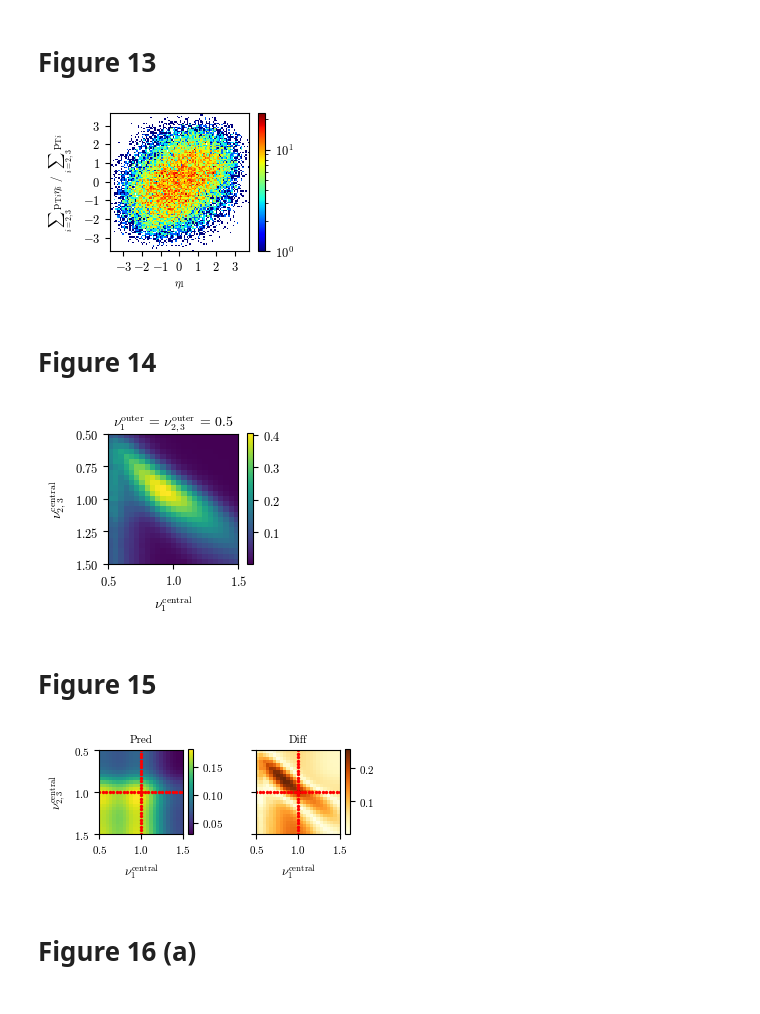
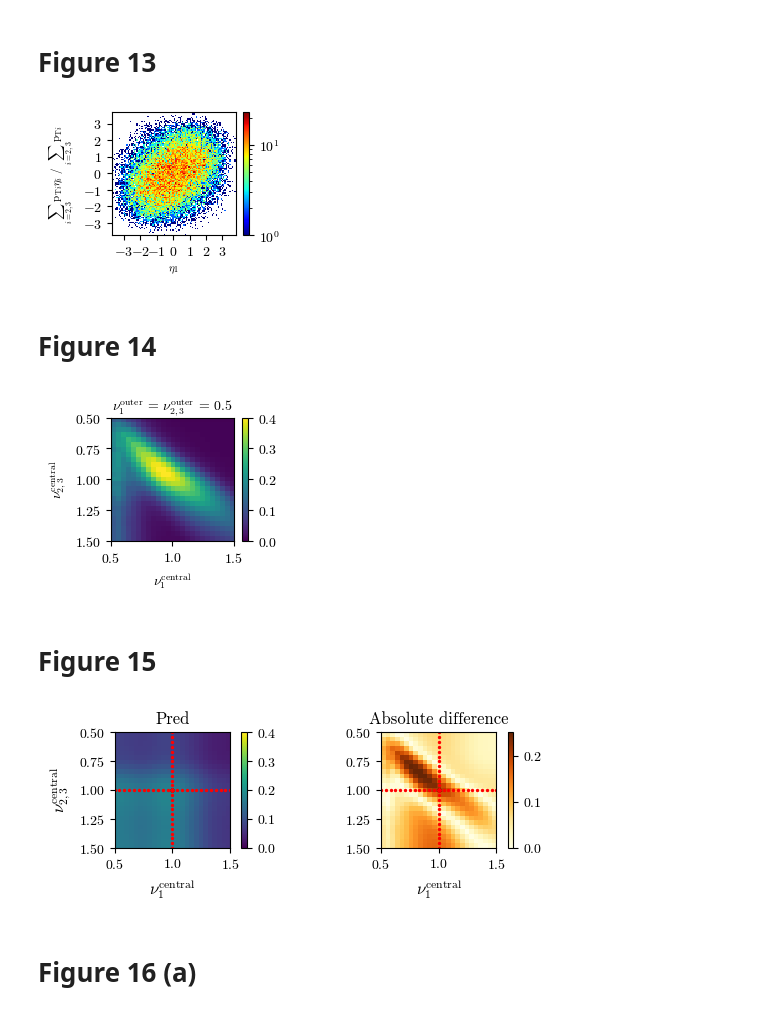
Before and after one commit to alexxromero/gpder, a Jupyter notebook: paper_figures/HEP_4D/plots.ipynb, the cells around one changed output. Cells and saved outputs as stored; diff of their text form; code cells hidden in the pictures.

```diff
--- a/paper_figures/HEP_4D/plots.ipynb
+++ b/paper_figures/HEP_4D/plots.ipynb
@@ -52,7 +45,7 @@ plt.rcParams.update(
     {
         "text.usetex": False,
         "font.family": "serif",
-        "font.size": 9,
+        "font.size": 10,
         "font.serif": "cmr10",
         "mathtext.fontset": "cm",
         "axes.formatter.use_mathtext": True,
@@ -61,7 +54,7 @@ plt.rcParams.update(
 
 my_cmap = plt.cm.jet
 my_cmap.set_under("w", 1)
-plt.figure(figsize=((3 + 3 / 8) / 1.5, 1.8))
+plt.figure(figsize=(2, 1.6))
 plt.hist2d(J1_threeM[:, 1], eta_avg_J23, bins=100, norm=LogNorm(), cmap=my_cmap)
 plt.colorbar()
 plt.xticks([-3, -2, -1, 0, 1, 2, 3])
@@ -75,7 +68,7 @@ plt.ylabel(
 plt.savefig("eta_dist.pdf", bbox_inches="tight", pad_inches=0.03, dpi=400)
 plt.show()
 # %% [output]
-[figure, old version]
+[figure, new version]
 # %% [markdown]
 # Figure 14
 # %%
@@ -98,7 +91,7 @@ plt.rcParams.update(
     {
         "text.usetex": False,
         "font.family": "serif",
-        "font.size": 9,
+        "font.size": 10,
         "font.serif": "cmr10",
         "mathtext.fontset": "cm",
         "axes.formatter.use_mathtext": True,
@@ -112,12 +105,12 @@ params_labels = [
     r"$\nu_{2,3}^{\mathrm{outer}}$",
 ]
 combinations = list(itertools.combinations(np.arange(4), 2))
-plt.figure(figsize=(2.1, 1.7))
+plt.figure(figsize=(2.1, 1.6))
 hold_val = 0.5
 res = res
 ix = np.where((X_test[:, 1] == hold_val) & (X_test[:, 3] == hold_val))
 y_test_quad = y_test[ix].reshape(res, res)
-plt.imshow(y_test_quad, extent=[X_lower, X_upper, X_upper, X_lower])
+plt.imshow(y_test_quad, extent=[X_lower, X_upper, X_upper, X_lower], vmin=0, vmax=0.4)
 plt.colorbar()
 plt.title("{} = {} = {}".format(params_labels[1], params_labels[3], hold_val), fontsize=10)
 plt.xlabel(params_labels[0], fontsize=10)
@@ -128,12 +121,11 @@ plt.yticks([0.5, 0.75, 1.0, 1.25, 1.5])
 plt.savefig("hep4d_truth.pdf", bbox_inches="tight", pad_inches=0.03, dpi=400)
 plt.show()
 # %% [output]
-[figure, old version]
+[figure, new version]
 # %% [markdown]
 # Figure 15
 # %%
-def efficiency_unnormalized(X):
-    return efficiency_events(X, normalized=False)
+efficiency_unnormalized = partial(efficiency, events_threeM=threeM, normalized=False)
 
 
 def generate_X_onaxis(res):
@@ -216,58 +208,54 @@ plt.rcParams.update(
     {
         "text.usetex": False,
         "font.family": "serif",
-        "font.size": 8,
+        "font.size": 10,
         "font.serif": "cmr10",
         "mathtext.fontset": "cm",
         "axes.formatter.use_mathtext": True,
     }
 )
 
-fig, ax = plt.subplots(1, 2, figsize=(3 + 3 / 8, 1.3), sharey=True)
-plt.subplots_adjust(wspace=0.5)
+fig, ax = plt.subplots(1, 2, figsize=(6.3, 1.5))
 
 params_labels = [
     r"$\nu_{1}^{\mathrm{central}}$",
     r"$\nu_{1}^{\mathrm{outer}}$",
     r"$\nu_{2,3}^{\mathrm{central}}$",
     r"$\nu_{2,3}^{\mathrm{outer}}$",
 ]
 combinations = list(itertools.combinations(np.arange(4), 2))
 hold_val = 0.5
 res = res
 ix = np.where((X_test[:, 1] == hold_val) & (X_test[:, 3] == hold_val))
 
 # -- prediction -- #
 y_test_quad = y_OAR[ix].reshape(res, res)
-im0 = ax[0].imshow(y_test_quad, extent=[X_lower, X_upper, X_upper, X_lower])
-plt.colorbar(im0, ax=ax[0], shrink=0.85)
-# ax[0].text(0.64, 0.2, "Prediction", fontsize=8)
-# ax[0].set_title("{}, {} = {}".format(params_labels[1], params_labels[3], hold_val), fontsize=8)
-ax[0].set_title("Pred", fontsize=8)
-ax[0].set_xlabel(params_labels[0], fontsize=9)
-ax[0].set_ylabel(params_labels[2], fontsize=9)
+im0 = ax[0].imshow(y_test_quad, extent=[X_lower, X_upper, X_upper, X_lower], vmin=0, vmax=0.4)
+plt.colorbar(im0, ax=ax[0], shrink=1)
+ax[0].set_title("Pred")
+ax[0].set_xlabel(params_labels[0], fontsize=12)
+ax[0].set_ylabel(params_labels[2], fontsize=12)
 ax[0].set_xlim(0.5, 1.5)
 ax[0].set_ylim(1.5, 0.5)
 ax[0].scatter(X_onaxis[:, 1], X_onaxis[:, 3], color="red", s=2, label="Observations")
 
 
 # -- Difference -- #
 y_test_quad = np.abs(y_OAR[ix] - y_test[ix]).reshape(res, res)
-im1 = ax[1].imshow(y_test_quad, extent=[X_lower, X_upper, X_upper, X_lower], cmap="YlOrBr")
-plt.colorbar(im1, ax=ax[1], shrink=0.85)
-# ax[1].text(0.9, 0.2, "Diff", fontsize=8)
-# ax[1].set_title("{}, {} = {}".format(params_labels[1], params_labels[3], hold_val), fontsize=8)
-ax[1].set_title("Diff", fontsize=8)
-ax[1].set_xlabel(params_labels[0], fontsize=9)
-# ax[1].set_ylabel(params_labels[2], fontsize=8)
+im1 = ax[1].imshow(
+    y_test_quad, extent=[X_lower, X_upper, X_upper, X_lower], cmap="YlOrBr", vmin=0, vmax=0.25
+)
+plt.colorbar(im1, ax=ax[1], shrink=1)
+ax[1].set_title("Absolute difference")
+ax[1].set_xlabel(params_labels[0], fontsize=12)
 ax[1].set_xlim(0.5, 1.5)
 ax[1].set_ylim(1.5, 0.5)
 ax[1].scatter(X_onaxis[:, 1], X_onaxis[:, 3], color="red", s=2, label="Observations")
 
 plt.savefig("hep4d_onaxis.pdf", bbox_inches="tight", pad_inches=0.03, dpi=400)
 plt.show()
 # %% [output]
-[figure, old version]
+[figure, new version]
 # %% [markdown]
 # Figure 16 (a)
 # %%
```
Also changed, not shown: parts of 25 cells of this notebook, 53 other files.
